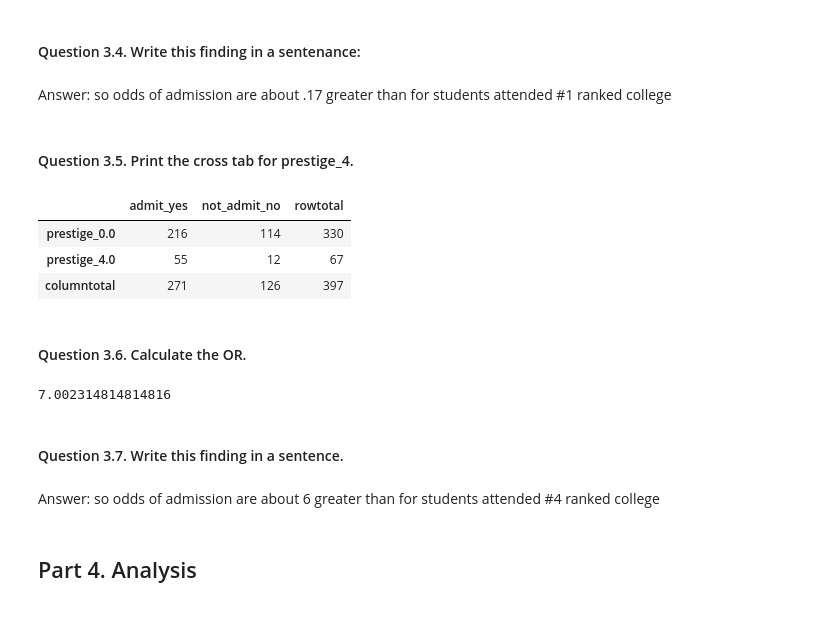
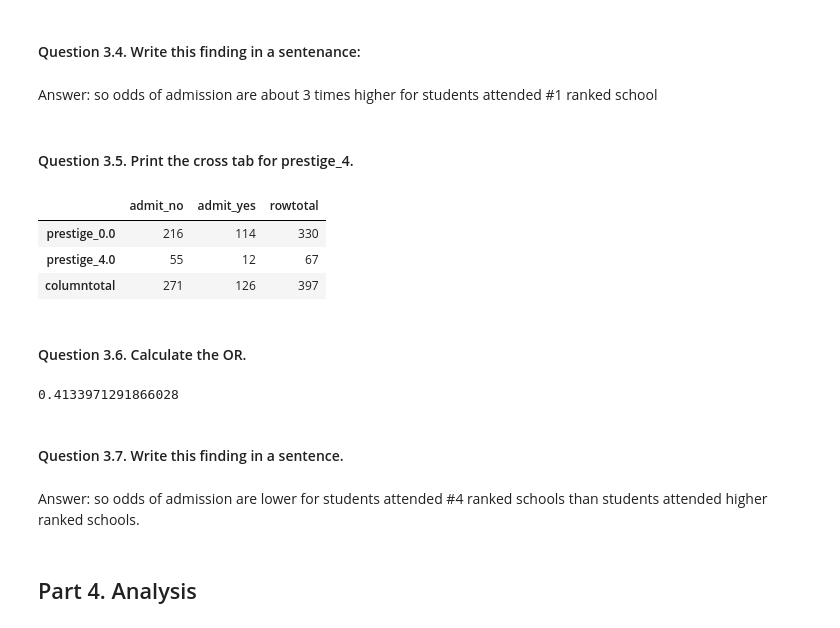
Before and after one commit to guoruijiao/sf-dat-21, a Jupyter notebook: unit-projects/3/starter-code/unit-project-3-starter-code.ipynb, the cells around one changed output. Cells and saved outputs as stored; diff of their text form; code cells hidden in the pictures.

```diff
--- a/unit-projects/3/starter-code/unit-project-3-starter-code.ipynb
+++ b/unit-projects/3/starter-code/unit-project-3-starter-code.ipynb
@@ -126,36 +143,36 @@ odds_ratio
 # %% [markdown]
 #### Question 3.4. Write this finding in a sentenance:
 # %% [markdown]
-Answer: so odds of admission are about .17 greater than for students attended #1 ranked college
+Answer: so odds of admission are about 3 times higher for students attended #1 ranked school
 # %% [markdown]
 #### Question 3.5. Print the cross tab for prestige_4.
 # %%
 # crosstab prestige 1 admission
 # frequency table cutting prestige and whether or not someone was admitted
 freq2 = pd.crosstab(index=handCalc['prestige_4.0'],columns=handCalc['admit'], margins=True)
-freq2.columns = ['admit_yes','not_admit_no','rowtotal']
+freq2.columns = ['admit_no','admit_yes','rowtotal']
 freq2.index = ['prestige_0.0','prestige_4.0','columntotal']
 freq2
 # %% [output]
-|  | admit_yes | not_admit_no | rowtotal |
+|  | admit_no | admit_yes | rowtotal |
 | prestige_0.0 | 216 | 114 | 330 |
 | prestige_4.0 | 55 | 12 | 67 |
 | columntotal | 271 | 126 | 397 |
 # %% [markdown]
 #### Question 3.6. Calculate the OR.
 # %%
-odds_admitted_4 = (1.*55/67)/(1.* 12/67)
+odds_admitted_4 = 1. * 12 / 55
 odds_admitted_4
-odds_admitted_no4 = (1. * (271 - 55))/(1.*(397 - 67))
+odds_admitted_no4 = 1. * 114 / 216
 odds_admitted_no4
 odds_ratio = odds_admitted_4/odds_admitted_no4
 odds_ratio
 # %% [output]
-7.002314814814816
+0.4133971291866028
 # %% [markdown]
 #### Question 3.7. Write this finding in a sentence.
 # %% [markdown]
-Answer: so odds of admission are about 6 greater than for students attended #4 ranked college
+Answer: so odds of admission are lower for students attended #4 ranked schools than students attended higher ranked schools.
 # %% [markdown]
 ## Part 4. Analysis
 # %%
```
Also changed, not shown: parts of 13 cells of this notebook, 1 other file.
